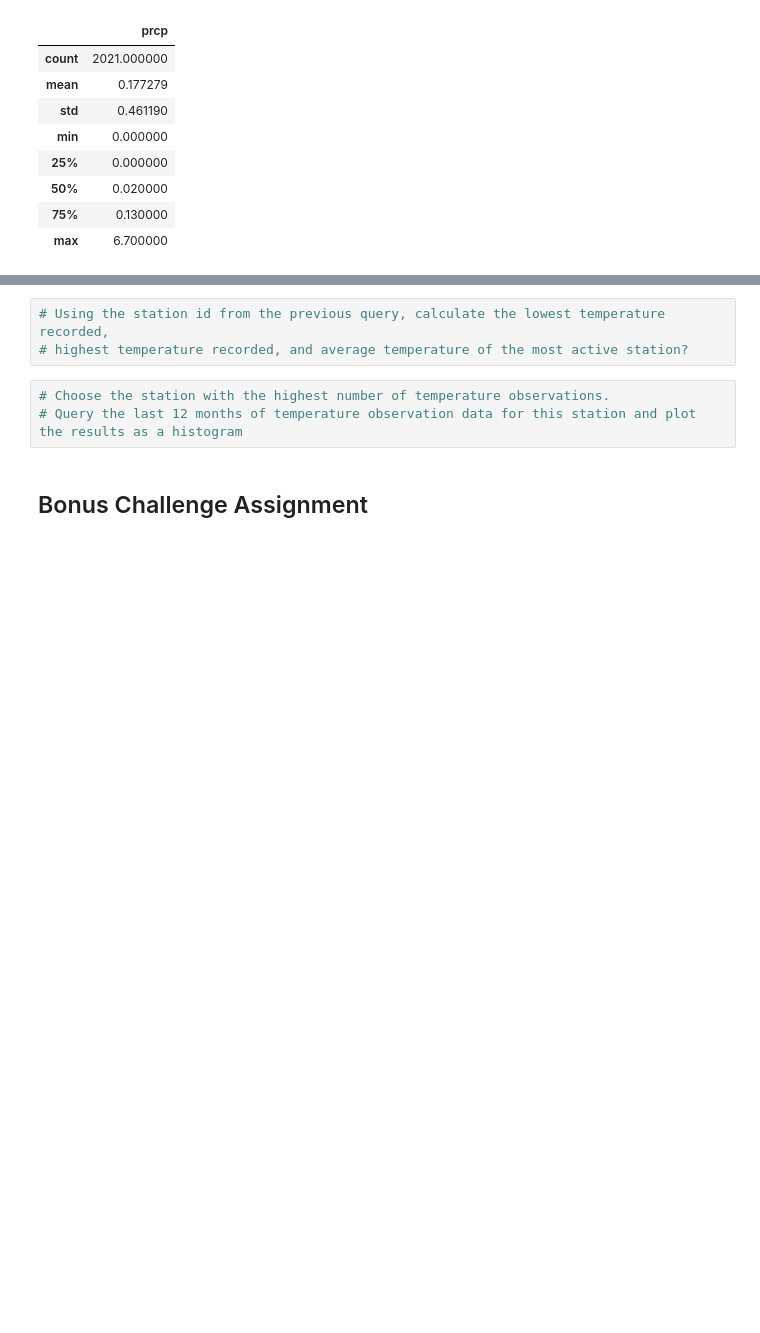
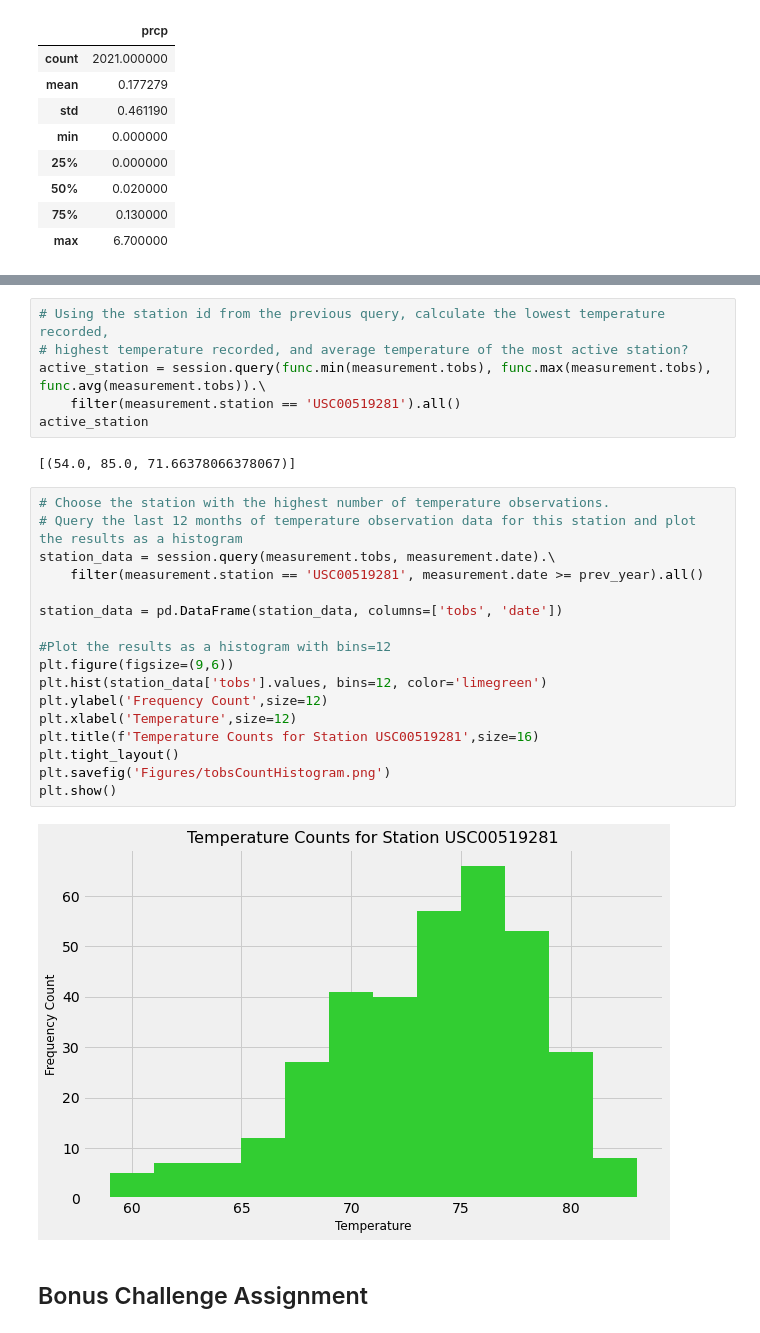
Before and after one commit to leslievazquez/SQL_Alchemy_Challenge, a Jupyter notebook: climate_starter.ipynb, the cells around one changed output, grey strips where cells are left out. Drawn from its saved outputs; the diff is of its cells as text; blank space fills up the shorter version.

```diff
--- a/climate_starter.ipynb
+++ b/climate_starter.ipynb
@@ -94,9 +121,30 @@ rain_df.describe()
 # %%
 # Using the station id from the previous query, calculate the lowest temperature recorded,
 # highest temperature recorded, and average temperature of the most active station?
+active_station = session.query(func.min(measurement.tobs), func.max(measurement.tobs), func.avg(measurement.tobs)).\
+    filter(measurement.station == 'USC00519281').all()
+active_station
+# %% [output]
+[(54.0, 85.0, 71.66378066378067)]
-# %%
-# Choose the station with the highest number of temperature observations.
-# Query the last 12 months of temperature observation data for this station and plot the results as a histogram
+# %%
+# Choose the station with the highest number of temperature observations.
+# Query the last 12 months of temperature observation data for this station and plot the results as a histogram
+station_data = session.query(measurement.tobs, measurement.date).\
+    filter(measurement.station == 'USC00519281', measurement.date >= prev_year).all()
+
+station_data = pd.DataFrame(station_data, columns=['tobs', 'date'])
+
+#Plot the results as a histogram with bins=12
+plt.figure(figsize=(9,6))
+plt.hist(station_data['tobs'].values, bins=12, color='limegreen')
+plt.ylabel('Frequency Count',size=12)
+plt.xlabel('Temperature',size=12)
+plt.title(f'Temperature Counts for Station USC00519281',size=16)
+plt.tight_layout()
+plt.savefig('Figures/tobsCountHistogram.png')
+plt.show()
+# %% [output]
+[figure, added]
 # %% [markdown]
 ## Bonus Challenge Assignment
 # %%
```
Also changed, not shown: parts of 4 cells of this notebook.
